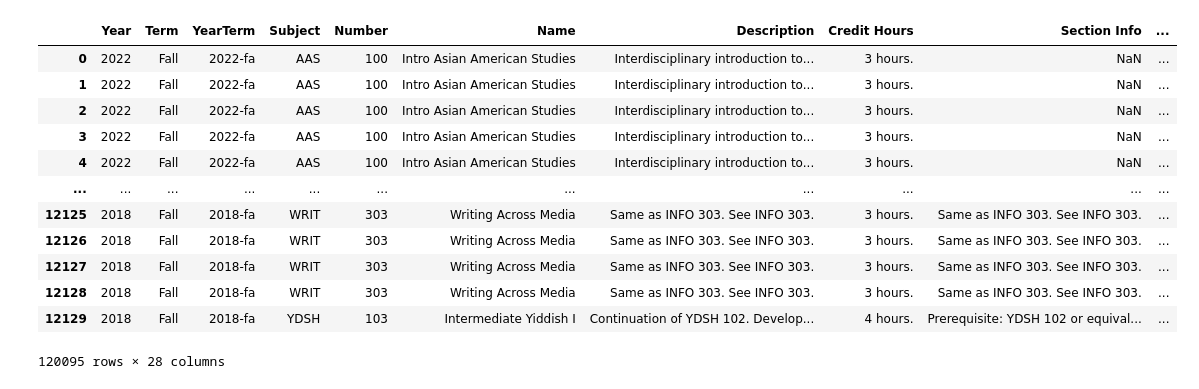
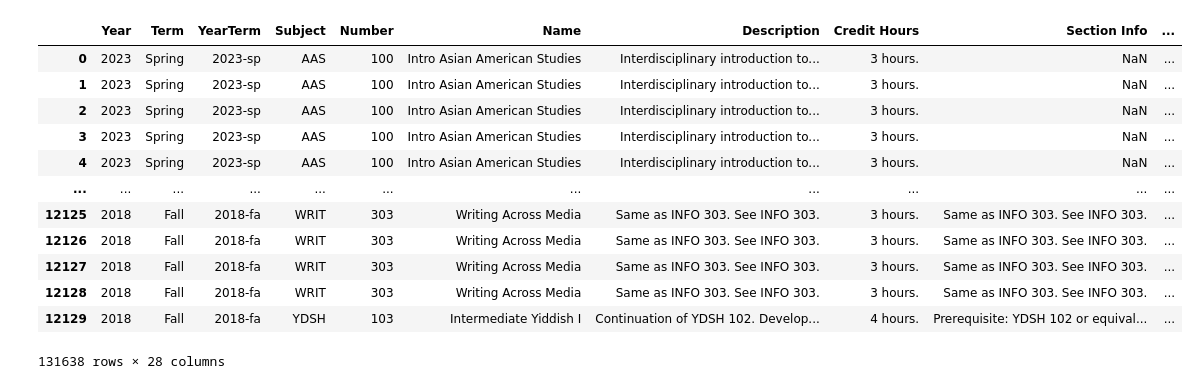
Before and after one commit to timot3/uiuc-course-api, a Jupyter notebook: data/data_processing.ipynb, the cells around one changed output. Saved outputs shown, nothing was run; the diff lists cells and outputs as text; code cells hidden in the pictures.

```diff
--- a/data/data_processing.ipynb
+++ b/data/data_processing.ipynb
@@ -10,6 +10,7 @@ def set_df_labels(df):
         df['Number'].astype(str)
     return df
 # %%
+df_sp23 = set_df_labels(pd.read_csv("./csv/2023-sp.csv"))
 df_fa22 = set_df_labels(pd.read_csv("./csv/2022-fa.csv"))
 df_sp22 = set_df_labels(pd.read_csv("./csv/2022-sp.csv"))
 df_sp21 = set_df_labels(pd.read_csv("./csv/2021-sp.csv"))
@@ -21,31 +22,32 @@ df_fa19 = set_df_labels(pd.read_csv("./csv/2019-fa.csv"))
 df_sp18 = set_df_labels(pd.read_csv("./csv/2018-sp.csv"))
 df_fa18 = set_df_labels(pd.read_csv("./csv/2018-fa.csv"))
 # %%
-df_data = pd.concat([df_fa22,
+df_data = pd.concat([df_sp23,
+df_fa22,
 df_sp22,
 df_sp21,
 df_fa21,
 df_sp20,
 df_fa20,
 df_sp19,
 df_fa19,
 df_sp18,
 df_fa18])
 df_data
 # %% [output]
 |  | Year | Term | YearTerm | Subject | Number | Name | Description | Credit Hours | Section Info | ... |
-| 0 | 2022 | Fall | 2022-fa | AAS | 100 | Intro Asian American Studies | Interdisciplinary introduction to... | 3 hours. | NaN | ... |
-| 1 | 2022 | Fall | 2022-fa | AAS | 100 | Intro Asian American Studies | Interdisciplinary introduction to... | 3 hours. | NaN | ... |
-| 2 | 2022 | Fall | 2022-fa | AAS | 100 | Intro Asian American Studies | Interdisciplinary introduction to... | 3 hours. | NaN | ... |
-| 3 | 2022 | Fall | 2022-fa | AAS | 100 | Intro Asian American Studies | Interdisciplinary introduction to... | 3 hours. | NaN | ... |
-| 4 | 2022 | Fall | 2022-fa | AAS | 100 | Intro Asian American Studies | Interdisciplinary introduction to... | 3 hours. | NaN | ... |
+| 0 | 2023 | Spring | 2023-sp | AAS | 100 | Intro Asian American Studies | Interdisciplinary introduction to... | 3 hours. | NaN | ... |
+| 1 | 2023 | Spring | 2023-sp | AAS | 100 | Intro Asian American Studies | Interdisciplinary introduction to... | 3 hours. | NaN | ... |
+| 2 | 2023 | Spring | 2023-sp | AAS | 100 | Intro Asian American Studies | Interdisciplinary introduction to... | 3 hours. | NaN | ... |
+| 3 | 2023 | Spring | 2023-sp | AAS | 100 | Intro Asian American Studies | Interdisciplinary introduction to... | 3 hours. | NaN | ... |
+| 4 | 2023 | Spring | 2023-sp | AAS | 100 | Intro Asian American Studies | Interdisciplinary introduction to... | 3 hours. | NaN | ... |
 | ... | ... | ... | ... | ... | ... | ... | ... | ... | ... | ... |
 | 12125 | 2018 | Fall | 2018-fa | WRIT | 303 | Writing Across Media | Same as INFO 303. See INFO 303. | 3 hours. | Same as INFO 303. See INFO 303. | ... |
 | 12126 | 2018 | Fall | 2018-fa | WRIT | 303 | Writing Across Media | Same as INFO 303. See INFO 303. | 3 hours. | Same as INFO 303. See INFO 303. | ... |
 | 12127 | 2018 | Fall | 2018-fa | WRIT | 303 | Writing Across Media | Same as INFO 303. See INFO 303. | 3 hours. | Same as INFO 303. See INFO 303. | ... |
 | 12128 | 2018 | Fall | 2018-fa | WRIT | 303 | Writing Across Media | Same as INFO 303. See INFO 303. | 3 hours. | Same as INFO 303. See INFO 303. | ... |
 | 12129 | 2018 | Fall | 2018-fa | YDSH | 103 | Intermediate Yiddish I | Continuation of YDSH 102. Develop... | 4 hours. | Prerequisite: YDSH 102 or equival... | ... |
-120095 rows × 28 columns
+131638 rows × 28 columns
 # %%
 data_all = []
 labels_seen = set()
```
Also changed, not shown: parts of 11 cells of this notebook, 5 other files.
